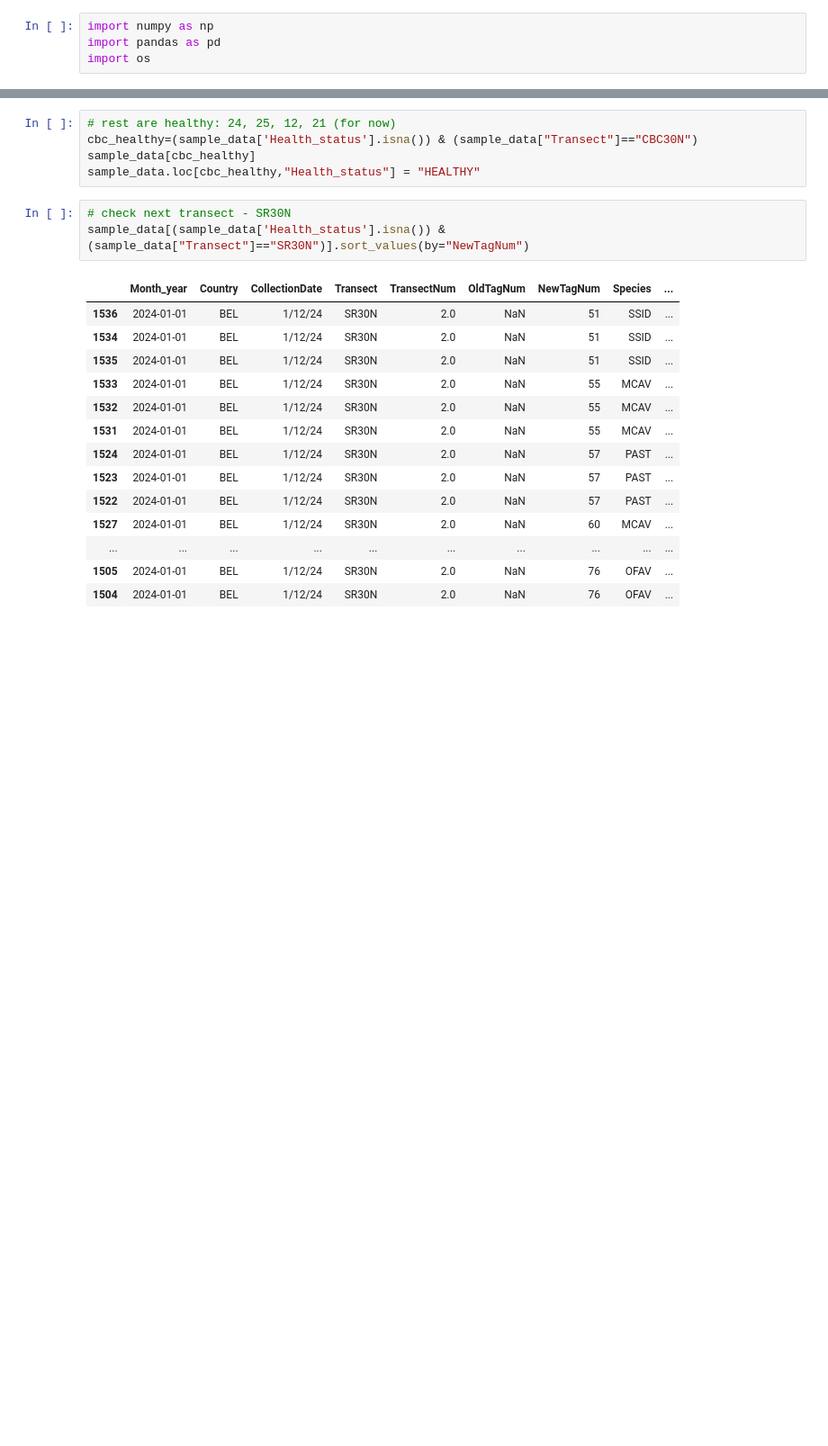
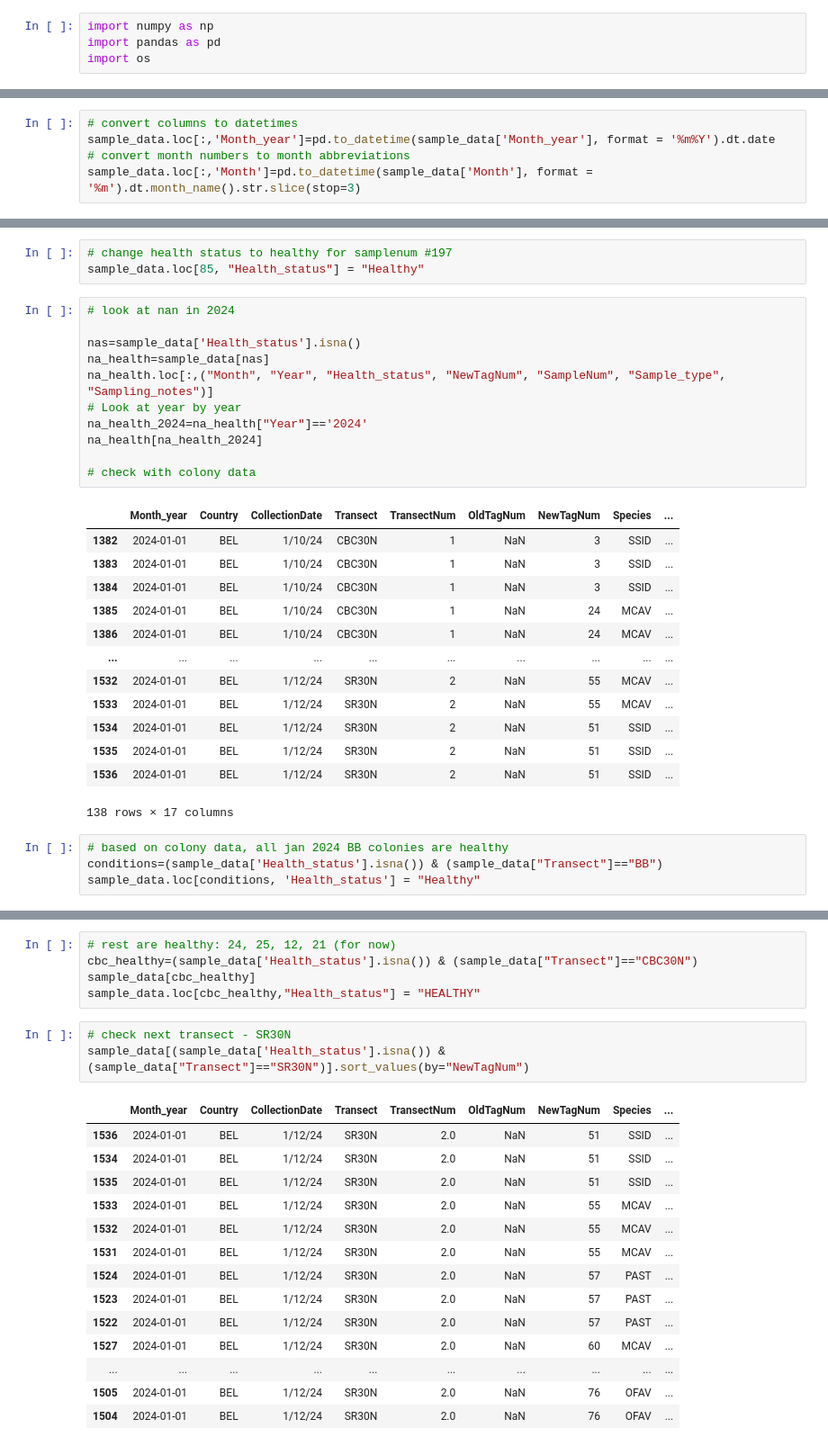
Before and after one commit to brookewicz/Code_notebook, a Jupyter notebook: QA_QC/SampleData/sample_fixes.ipynb, the cells around one changed output, grey strips where cells are left out. Shown at 90% size. Saved outputs shown, nothing was run; the diff lists cells and outputs as text; blank space fills up the shorter version.

```diff
--- a/QA_QC/SampleData/sample_fixes.ipynb
+++ b/QA_QC/SampleData/sample_fixes.ipynb
@@ -105,0 +222,5 @@ sample_data.loc[tag_3,"Health_status"] = "PALED_MARGIN"
+# %%
+# convert columns to datetimes
+sample_data.loc[:,'Month_year']=pd.to_datetime(sample_data['Month_year'], format = '%m%Y').dt.date
+# convert month numbers to month abbreviations
+sample_data.loc[:,'Month']=pd.to_datetime(sample_data['Month'], format = '%m').dt.month_name().str.slice(stop=3)
@@ -105,0 +337,32 @@ sample_data.loc[tag_3,"Health_status"] = "PALED_MARGIN"
+# %%
+# change health status to healthy for samplenum #197
+sample_data.loc[85, "Health_status"] = "Healthy"
+# %%
+# look at nan in 2024
+
+nas=sample_data['Health_status'].isna()
+na_health=sample_data[nas]
+na_health.loc[:,("Month", "Year", "Health_status", "NewTagNum", "SampleNum", "Sample_type", "Sampling_notes")]
+# Look at year by year
+na_health_2024=na_health["Year"]=='2024'
+na_health[na_health_2024]
+
+# check with colony data
+# %% [output]
+|  | Month_year | Country | CollectionDate | Transect | TransectNum | OldTagNum | NewTagNum | Species | ... |
+| 1382 | 2024-01-01 | BEL | 1/10/24 | CBC30N | 1 | NaN | 3 | SSID | ... |
+| 1383 | 2024-01-01 | BEL | 1/10/24 | CBC30N | 1 | NaN | 3 | SSID | ... |
+| 1384 | 2024-01-01 | BEL | 1/10/24 | CBC30N | 1 | NaN | 3 | SSID | ... |
+| 1385 | 2024-01-01 | BEL | 1/10/24 | CBC30N | 1 | NaN | 24 | MCAV | ... |
+| 1386 | 2024-01-01 | BEL | 1/10/24 | CBC30N | 1 | NaN | 24 | MCAV | ... |
+| ... | ... | ... | ... | ... | ... | ... | ... | ... | ... |
+| 1532 | 2024-01-01 | BEL | 1/12/24 | SR30N | 2 | NaN | 55 | MCAV | ... |
+| 1533 | 2024-01-01 | BEL | 1/12/24 | SR30N | 2 | NaN | 55 | MCAV | ... |
+| 1534 | 2024-01-01 | BEL | 1/12/24 | SR30N | 2 | NaN | 51 | SSID | ... |
+| 1535 | 2024-01-01 | BEL | 1/12/24 | SR30N | 2 | NaN | 51 | SSID | ... |
+| 1536 | 2024-01-01 | BEL | 1/12/24 | SR30N | 2 | NaN | 51 | SSID | ... |
+138 rows × 17 columns
+# %%
+# based on colony data, all jan 2024 BB colonies are healthy
+conditions=(sample_data['Health_status'].isna()) & (sample_data["Transect"]=="BB")
+sample_data.loc[conditions, 'Health_status'] = "Healthy"
```
Also changed, not shown: parts of 72 cells of this notebook.
